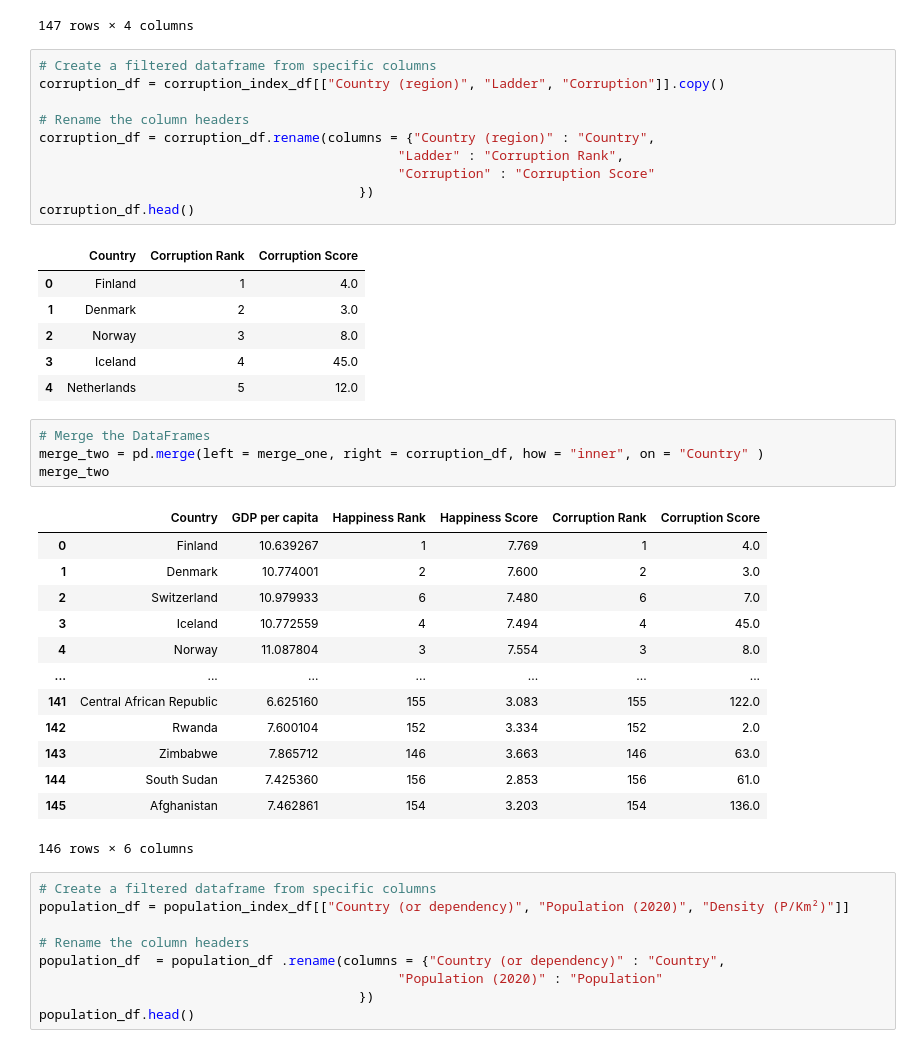
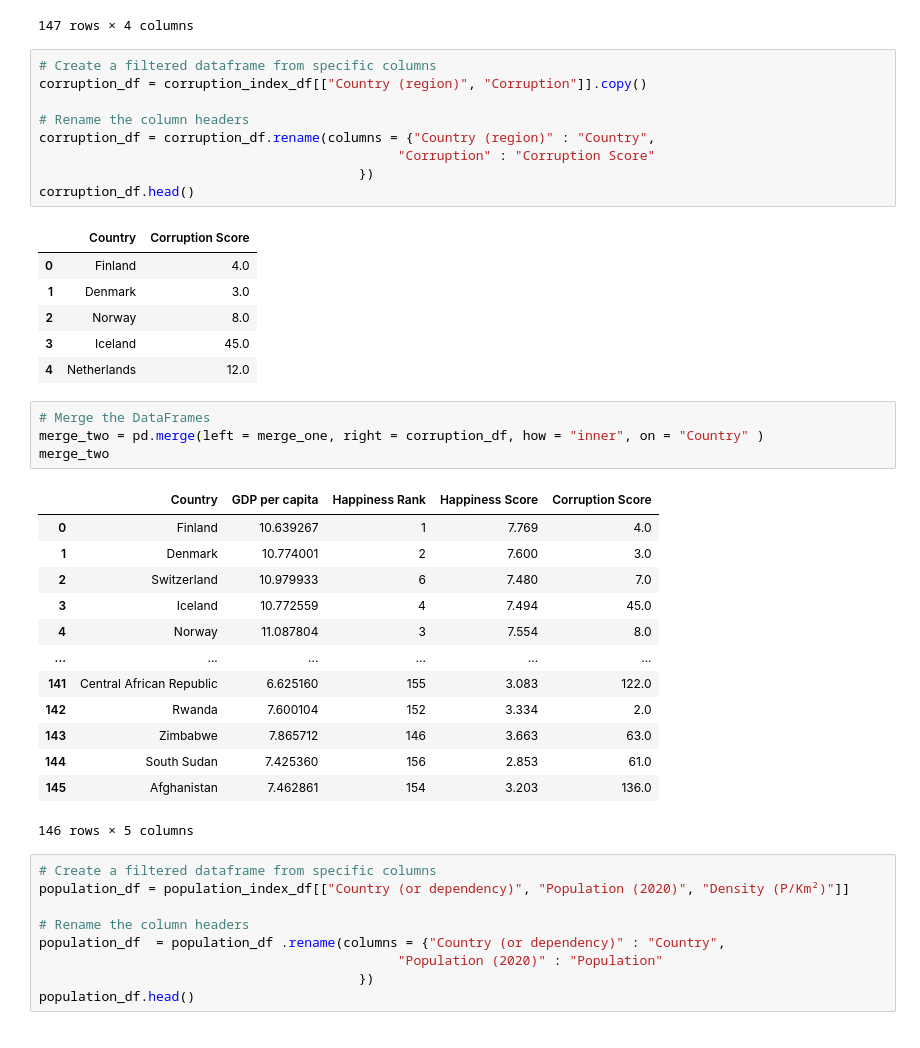
Before and after one commit to preeti0103/ETL-Project, a Jupyter notebook: ETL.ipynb, the cells around one changed output. Drawn from its saved outputs; the diff is of its cells as text.

```diff
--- a/ETL.ipynb
+++ b/ETL.ipynb
@@ -154,39 +148,38 @@ merge_one
 147 rows × 4 columns
 # %%
 # Create a filtered dataframe from specific columns
-corruption_df = corruption_index_df[["Country (region)", "Ladder", "Corruption"]].copy()
+corruption_df = corruption_index_df[["Country (region)", "Corruption"]].copy()
 
 # Rename the column headers
 corruption_df = corruption_df.rename(columns = {"Country (region)" : "Country",
-                                              "Ladder" : "Corruption Rank",
                                               "Corruption" : "Corruption Score"
                                          })
 corruption_df.head()
 # %% [output]
-|  | Country | Corruption Rank | Corruption Score |
-| 0 | Finland | 1 | 4.0 |
-| 1 | Denmark | 2 | 3.0 |
-| 2 | Norway | 3 | 8.0 |
-| 3 | Iceland | 4 | 45.0 |
-| 4 | Netherlands | 5 | 12.0 |
+|  | Country | Corruption Score |
+| 0 | Finland | 4.0 |
+| 1 | Denmark | 3.0 |
+| 2 | Norway | 8.0 |
+| 3 | Iceland | 45.0 |
+| 4 | Netherlands | 12.0 |
 # %%
 # Merge the DataFrames
 merge_two = pd.merge(left = merge_one, right = corruption_df, how = "inner", on = "Country" )
 merge_two
 # %% [output]
-|  | Country | GDP per capita | Happiness Rank | Happiness Score | Corruption Rank | Corruption Score |
-| 0 | Finland | 10.639267 | 1 | 7.769 | 1 | 4.0 |
-| 1 | Denmark | 10.774001 | 2 | 7.600 | 2 | 3.0 |
-| 2 | Switzerland | 10.979933 | 6 | 7.480 | 6 | 7.0 |
-| 3 | Iceland | 10.772559 | 4 | 7.494 | 4 | 45.0 |
-| 4 | Norway | 11.087804 | 3 | 7.554 | 3 | 8.0 |
-| ... | ... | ... | ... | ... | ... | ... |
-| 141 | Central African Republic | 6.625160 | 155 | 3.083 | 155 | 122.0 |
-| 142 | Rwanda | 7.600104 | 152 | 3.334 | 152 | 2.0 |
-| 143 | Zimbabwe | 7.865712 | 146 | 3.663 | 146 | 63.0 |
-| 144 | South Sudan | 7.425360 | 156 | 2.853 | 156 | 61.0 |
-| 145 | Afghanistan | 7.462861 | 154 | 3.203 | 154 | 136.0 |
+|  | Country | GDP per capita | Happiness Rank | Happiness Score | Corruption Score |
+| 0 | Finland | 10.639267 | 1 | 7.769 | 4.0 |
+| 1 | Denmark | 10.774001 | 2 | 7.600 | 3.0 |
+| 2 | Switzerland | 10.979933 | 6 | 7.480 | 7.0 |
+| 3 | Iceland | 10.772559 | 4 | 7.494 | 45.0 |
+| 4 | Norway | 11.087804 | 3 | 7.554 | 8.0 |
+| ... | ... | ... | ... | ... | ... |
+| 141 | Central African Republic | 6.625160 | 155 | 3.083 | 122.0 |
+| 142 | Rwanda | 7.600104 | 152 | 3.334 | 2.0 |
+| 143 | Zimbabwe | 7.865712 | 146 | 3.663 | 63.0 |
+| 144 | South Sudan | 7.425360 | 156 | 2.853 | 61.0 |
+| 145 | Afghanistan | 7.462861 | 154 | 3.203 | 136.0 |
-146 rows × 6 columns
+146 rows × 5 columns
 # %%
 # Create a filtered dataframe from specific columns
 population_df = population_index_df[["Country (or dependency)", "Population (2020)", "Density (P/Km²)"]]
```
Also changed, not shown: parts of 6 cells of this notebook, 4 other files.
